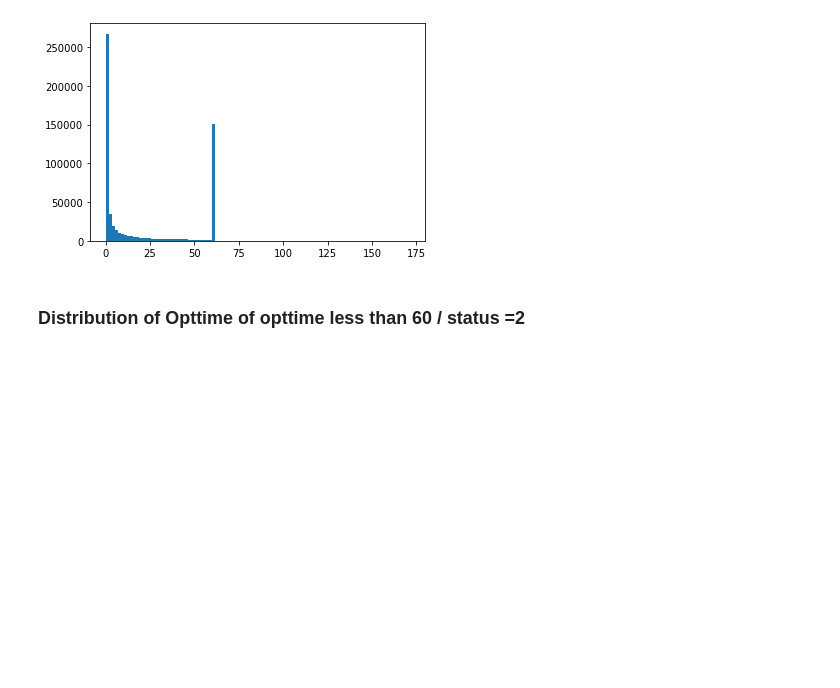
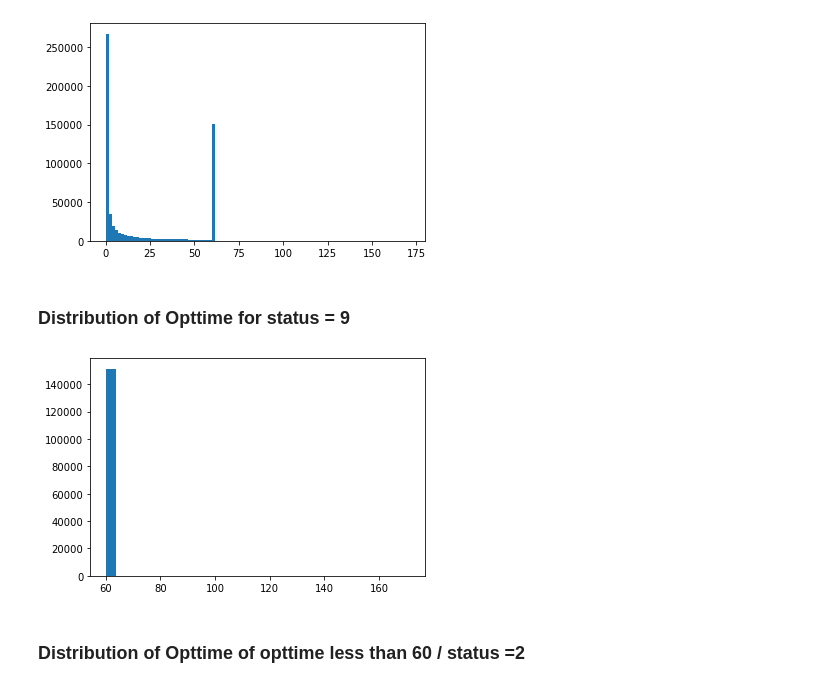
Before and after one commit to singhstack/CS7200-project, a Jupyter notebook: EDA/ku_analytics.ipynb, the cells around one changed output. Cells and saved outputs as stored; diff of their text form; code cells hidden in the pictures; blank space fills up the shorter version.

```diff
--- a/EDA/ku_analytics.ipynb
+++ b/EDA/ku_analytics.ipynb
@@ -43,6 +65,16 @@ plt.hist(df['Opttime'], bins = 100)
 plt.show()
 # %% [output]
 [figure]
+# %% [markdown]
+### Distribution of Opttime for status = 9
+# %%
+opttime_status_9 = df[df['Status']==9]['Opttime'].to_numpy()
+
+
+plt.hist(opttime_status_9, bins = 30)
+plt.show()
+# %% [output]
+[figure, added]
 # %% [markdown]
 ### Distribution of Opttime of opttime less than 60 / status =2
 # %%
```
Also changed, not shown: parts of 6 cells of this notebook.
